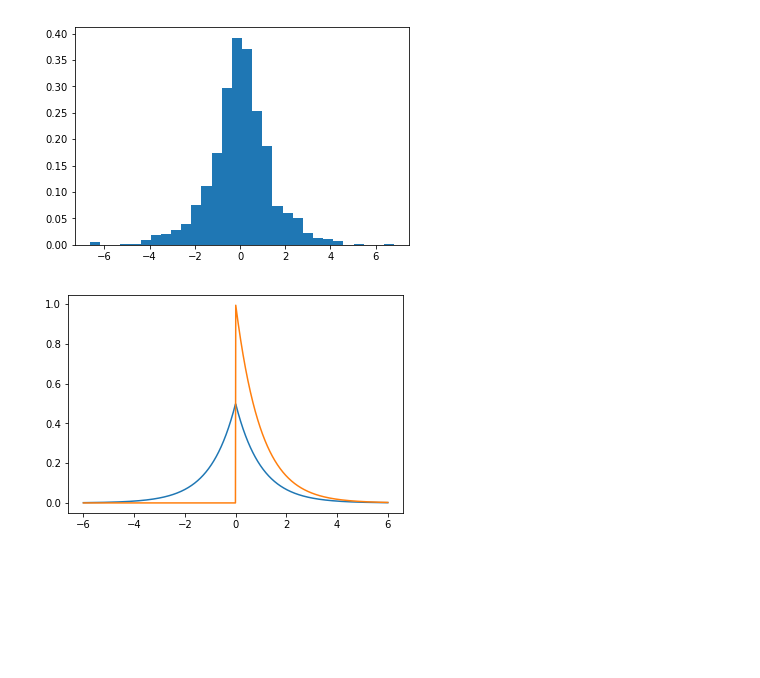
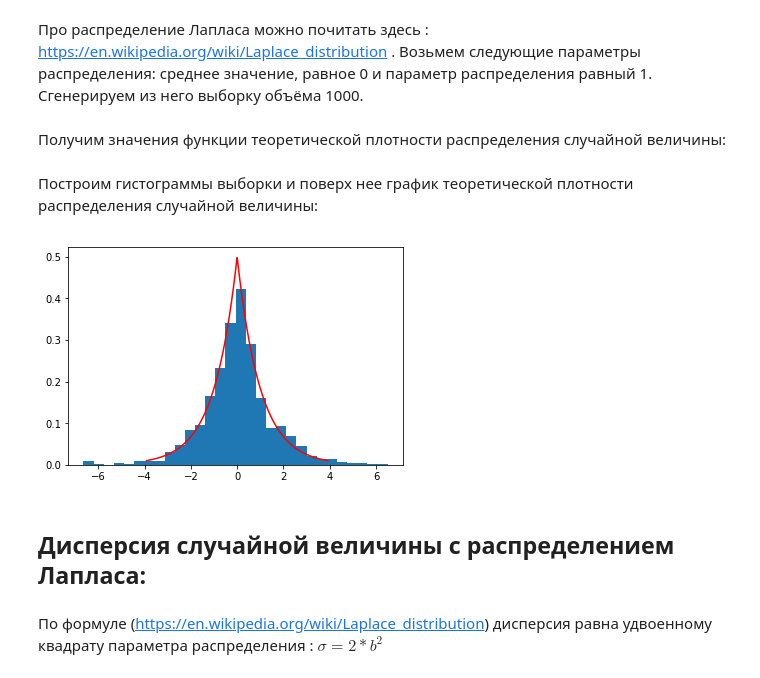
Before and after one commit to diman4ik/YandexML, a Jupyter notebook: week4/zpt.ipynb, the cells around one changed output. Drawn from its saved outputs; the diff is of its cells as text; code cells hidden in the pictures; blank space fills up the shorter version.

```diff
--- a/week4/zpt.ipynb
+++ b/week4/zpt.ipynb
@@ -7,8 +9,17 @@ import scipy.stats as sts
+# %% [markdown]
+Про распределение Лапласа можно почитать здесь : https://en.wikipedia.org/wiki/Laplace_distribution . Возьмем следующие параметры распределения: среднее значение, равное 0 и параметр распределения равный 1.  Сгенерируем из него выборку объёма 1000.
 # %%
-r = sts.laplace.rvs(size=1000)
+r = sts.laplace.rvs(size=1000, scale=1, loc=0)
+# %% [markdown]
+Получим значения функции теоретической плотности распределения случайной величины:
+# %%
+x = np.linspace(sts.laplace.ppf(0.01), sts.laplace.ppf(0.99), 1000)
+pdf = sts.laplace.pdf(x, scale=1, loc=0)
+# %% [markdown]
+Построим гистограммы выборки и поверх нее график теоретической плотности распределения случайной величины:
 # %%
-fig, ax = plt.subplots(1, 1)
-ax.hist(r, normed=True, histtype='bar',bins=30)
+plt.hist(r, normed=True, histtype='bar',bins=30)
+plt.plot(x, pdf, color='Red')
 plt.show()
 # %% [output]
-[figure, old version]
+[figure, new version]
@@ -22,7 +26,4 @@ pdf2 = sts.expon.pdf(x)
-# %%
-plt.plot(x, pdf)
-plt.plot(x, pdf2)
-#plt.hist(r, normed=True, histtype='bar',bins=30)
-plt.show()
-# %% [output]
-[figure, removed]
+# %% [markdown]
+## Дисперсия случайной величины с распределением Лапласа:
+# %% [markdown]
+По формуле (https://en.wikipedia.org/wiki/Laplace_distribution) дисперсия равна удвоенному квадрату параметра распределения : $ \sigma = 2*b^2 $
```
Also changed, not shown: parts of 31 cells of this notebook, 1 other file.
